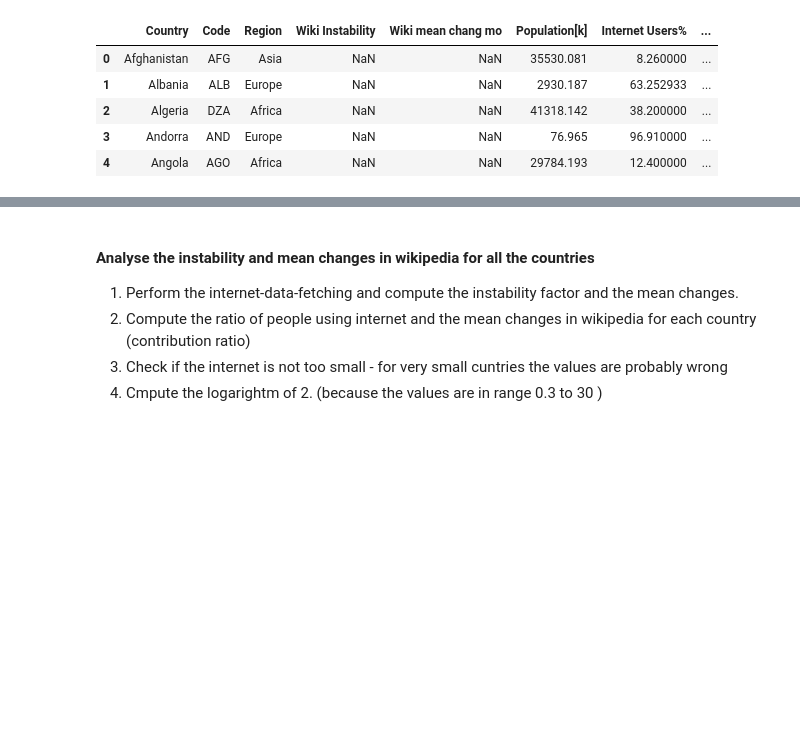
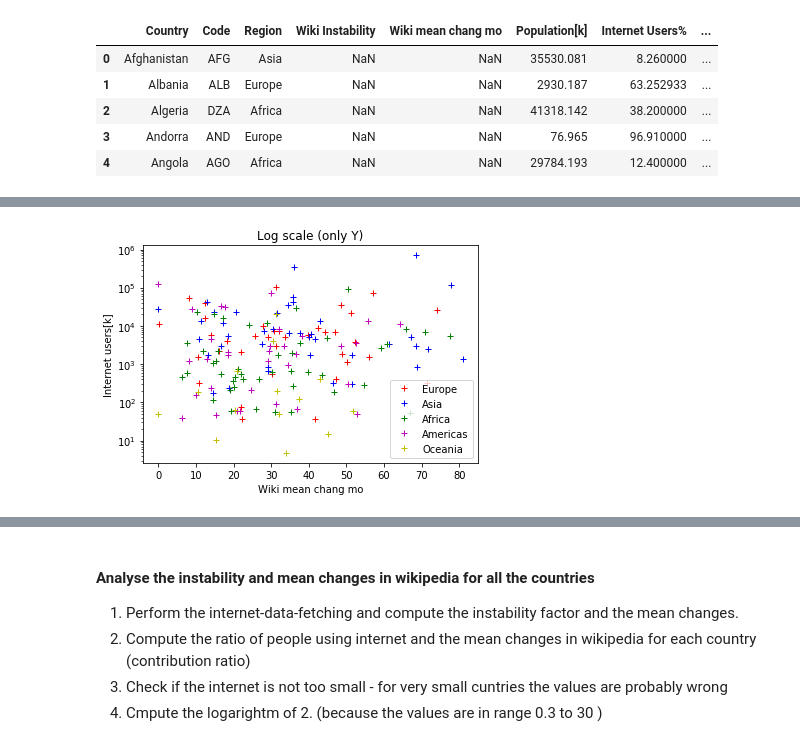
Before and after one commit to Amaumaury/ada-2017, a Jupyter notebook: project/Milestone2.ipynb, the cells around one changed output, grey strips where cells are left out. Cells and saved outputs as stored; diff of their text form; code cells hidden in the pictures; blank space fills up the shorter version.

```diff
--- a/project/Milestone2.ipynb
+++ b/project/Milestone2.ipynb
@@ -301,0 +332,28 @@ countries_data = pd.read_pickle('countries_data.pkl')
+# %%
+countries_data = pd.read_pickle('countries_data.pkl')
+changes_europe = countries_data[countries_data['Region'] == 'Europe']['Wiki mean chang mo'].values
+people_europe = countries_data[countries_data['Region'] == 'Europe']['Internet users[k]'].values
+changes_asia = countries_data[countries_data['Region'] == 'Asia']['Wiki mean chang mo'].values
+people_asia = countries_data[countries_data['Region'] == 'Asia']['Internet users[k]'].values
+changes_africa = countries_data[countries_data['Region'] == 'Africa']['Wiki mean chang mo'].values
+people_africa = countries_data[countries_data['Region'] == 'Africa']['Internet users[k]'].values
+
+changes_americas = countries_data[countries_data['Region'] == 'Americas']['Wiki mean chang mo'].values
+people_americas = countries_data[countries_data['Region'] == 'Americas']['Internet users[k]'].values
+
+changes_oceania = countries_data[countries_data['Region'] == 'Oceania']['Wiki mean chang mo'].values
+people_oceania = countries_data[countries_data['Region'] == 'Oceania']['Internet users[k]'].values
+
+plt.semilogy(changes_europe,people_europe,'+r')
+plt.hold(True)
+plt.semilogy(changes_asia,people_asia,'+b')
+plt.semilogy(changes_africa,people_africa,'+g')
+plt.semilogy(changes_americas,people_americas,'+m')
+plt.semilogy(changes_oceania,people_oceania,'+y')
+plt.legend(['Europe','Asia','Africa','Americas','Oceania'])
+plt.title('Log scale (only Y)')
+plt.xlabel('Wiki mean chang mo')
+plt.ylabel('Internet users[k]')
+plt.show()
+# %% [output]
+[figure, added]
```
Also changed, not shown: parts of 6 cells of this notebook, 2 other files.
